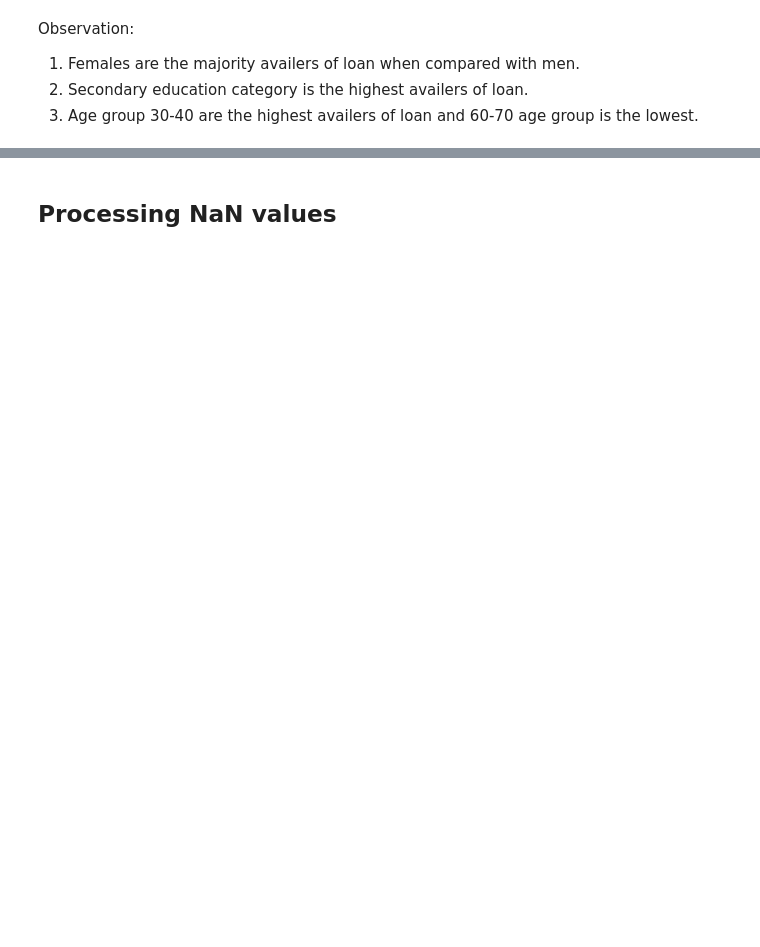
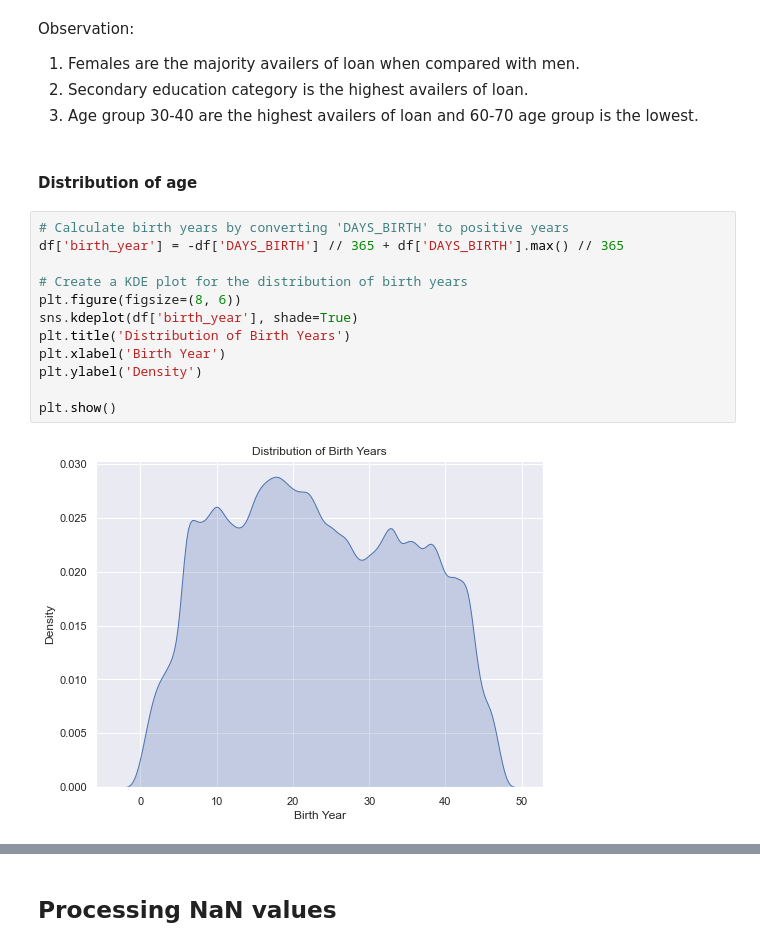
Before and after one commit to cct23062/CA_Strategic_thinking_assignment, a Jupyter notebook: Strategic Thinking - CA2.ipynb, the cells around one changed output, grey strips where cells are left out. Saved outputs shown, nothing was run; the diff lists cells and outputs as text; blank space fills up the shorter version.

```diff
--- a/Strategic Thinking - CA2.ipynb
+++ b/Strategic Thinking - CA2.ipynb
@@ -298,3 +315,19 @@ Observation:
 1. Females are the majority availers of loan when compared with men.
 2. Secondary education category is the highest availers of loan.
 3. Age group 30-40 are the highest availers of loan and 60-70 age group is the lowest.
+# %% [markdown]
+#### Distribution of age
+# %%
+# Calculate birth years by converting 'DAYS_BIRTH' to positive years
+df['birth_year'] = -df['DAYS_BIRTH'] // 365 + df['DAYS_BIRTH'].max() // 365
+
+# Create a KDE plot for the distribution of birth years
+plt.figure(figsize=(8, 6))
+sns.kdeplot(df['birth_year'], shade=True)
+plt.title('Distribution of Birth Years')
+plt.xlabel('Birth Year')
+plt.ylabel('Density')
+
+plt.show()
+# %% [output]
+[figure, added]
```
Also changed, not shown: parts of 41 cells of this notebook.
